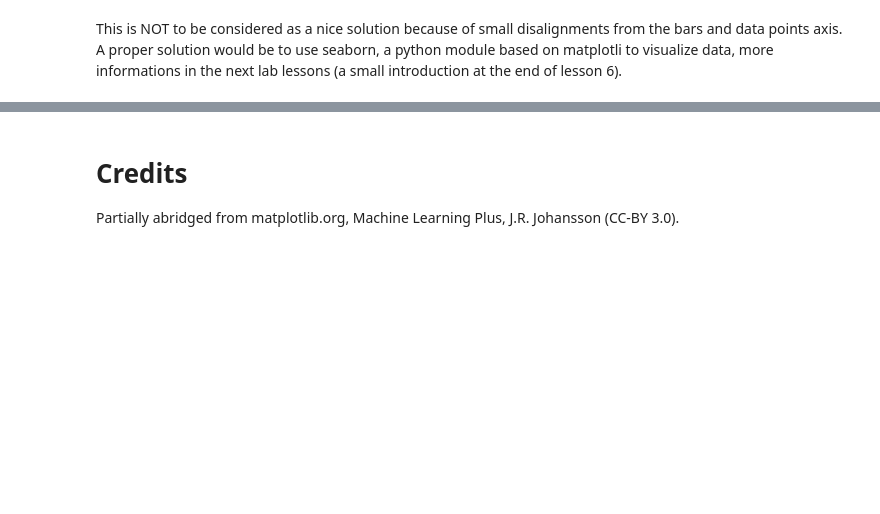
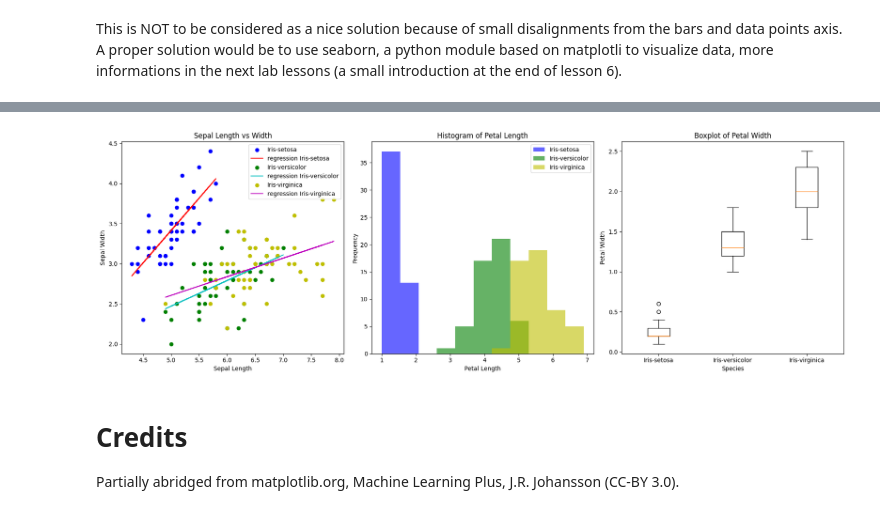
Before and after one commit to najirod02/Dataviz, a Jupyter notebook: lab/Lab05.ipynb, the cells around one changed output, grey strips where cells are left out. Drawn from its saved outputs; the diff is of its cells as text; code cells hidden in the pictures; blank space fills up the shorter version.

```diff
--- a/lab/Lab05.ipynb
+++ b/lab/Lab05.ipynb
@@ -1208,3 +1170,64 @@ plt.show()
+# %%
+from sklearn import datasets
+
+# load dataset
+csv_url = 'https://archive.ics.uci.edu/ml/machine-learning-databases/iris/iris.data'
+col_names = ['sepal_length', 'sepal_width', 'petal_length', 'petal_width', 'species']
+
+iris =  pd.read_csv(csv_url, names = col_names)
+
+# group by species
+iris_grouped = iris.groupby(["species"])
+species_lists = []
+for _, group in iris_grouped:
+    species_lists.append(group)
+
+
+# create 3 panel figure (all in 1 row)
+fig, axes = plt.subplots(1, 3, figsize=(18, 6))
+
+scatter_color = ['b', 'g', 'y']
+regression_color = ['r', 'c', 'm']
+
+# scatterplot with linear regression
+for i, df in enumerate(species_lists):
+    x = df['sepal_length']
+    y = df['sepal_width']
+    model = np.polyfit(x, y, deg=1)
+    a, b = model
+    y_hat = a * x + b
+
+    axes[0].scatter(x, y, color=scatter_color[i], label=df['species'].iloc[0])
+    axes[0].plot(x, y_hat, color=regression_color[i], label=f"regression {df['species'].iloc[0]}")
+
+axes[0].set_title("Sepal Length vs Width")
+axes[0].set_xlabel("Sepal Length")
+axes[0].set_ylabel("Sepal Width")
+axes[0].legend()
+
+# histogram of petal length
+bins = np.linspace(iris['petal_length'].min(), iris['petal_length'].max(), 12)
+for i, df in enumerate(species_lists):
+    axes[1].hist(df['petal_length'], bins=bins, alpha=0.6, label=df['species'].iloc[0], color=scatter_color[i])
+
+axes[1].set_title("Histogram of Petal Length")
+axes[1].set_xlabel("Petal Length")
+axes[1].set_ylabel("Frequency")
+axes[1].legend()
+
+# boxplot of petal width
+box_data = [df['petal_width'] for df in species_lists]
+axes[2].boxplot(box_data, tick_labels=[df['species'].iloc[0] for df in species_lists])
+
+axes[2].set_title("Boxplot of Petal Width")
+axes[2].set_xlabel("Species")
+axes[2].set_ylabel("Petal Width")
+
+
+plt.tight_layout()
+plt.show()
+# %% [output]
+[figure, added]
 # %% [markdown]
 # Credits
 
```
Also changed, not shown: parts of 2 cells of this notebook, 4 other files.
